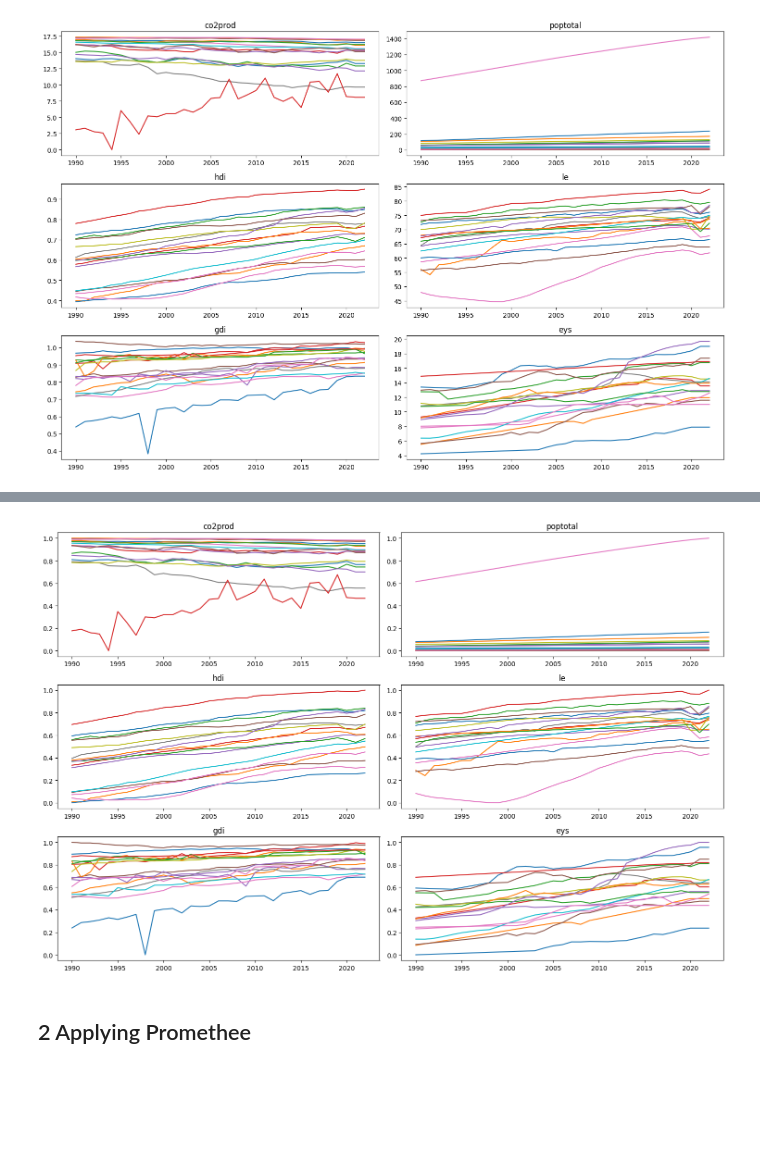
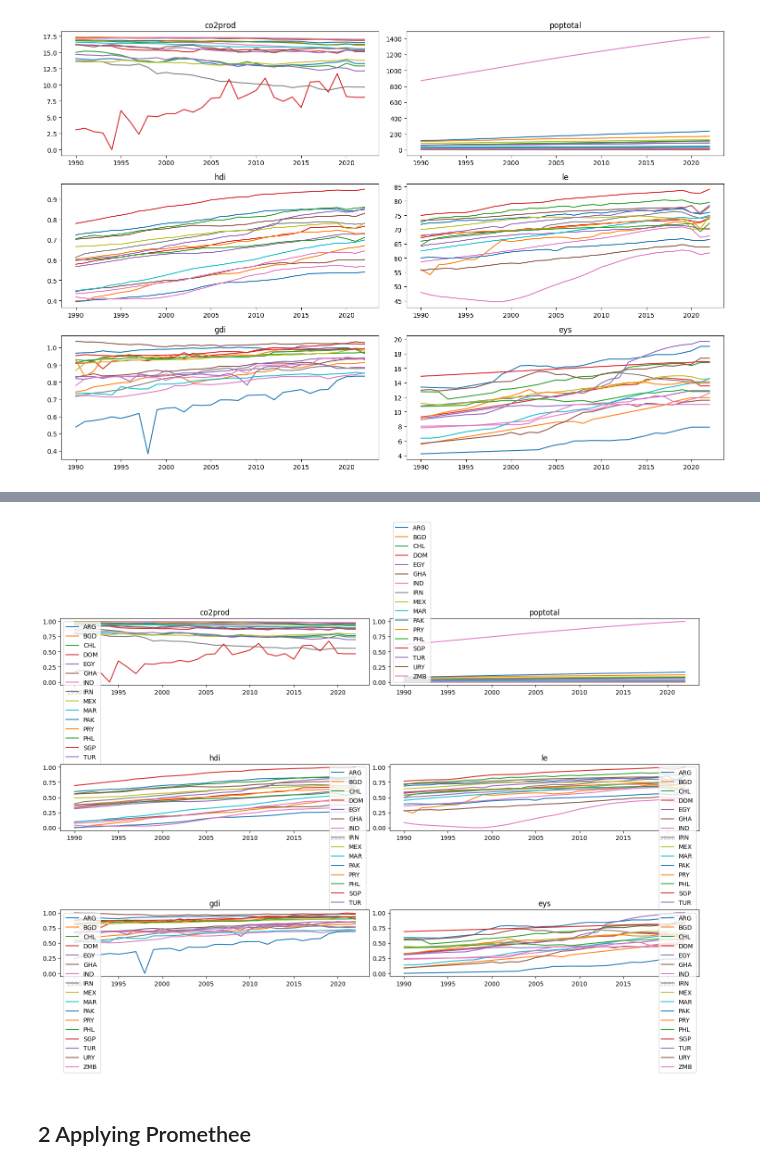
Before and after one commit to R4phou/ulb-master-thesis, a Jupyter notebook: code/src/PG_TS.ipynb, the cells around one changed output, grey strips where cells are left out. Saved outputs shown, nothing was run; the diff lists cells and outputs as text; code cells hidden in the pictures; blank space fills up the shorter version.

```diff
--- a/code/src/PG_TS.ipynb
+++ b/code/src/PG_TS.ipynb
@@ -61,0 +27,8 @@ data.head()
+# %%
+# Pass through the score functions
+column = data["co2prod"]
+score = pf.score_function(column, maximize=False)
+
+data["co2prod"] = score
+
+data.head()
@@ -74,9 +54,9 @@ data.head()
 | 49 | DOM | [0.9353004702840553, 0.9320124309... | [0.002904071138475708, 0.00300971... | [0.33333333333333326, 0.344144144... | [0.5687541166337337, 0.5818006789... | [0.8042813455657494, 0.8058103975... | [0.32670458509909345, 0.337652300... |
 | 51 | EGY | [0.931772481888131, 0.93153389564... | [0.03832152498536217, 0.039308973... | [0.31171171171171164, 0.324324324... | [0.4936667173329281, 0.5090945939... | [0.6681957186544343, 0.6620795107... | [0.3216704685479691, 0.3244762264... |
 # %%
-plot_data(data)
+plot_data(data, legend=True)
 # %% [output]
-[figure, old version]
+[figure, new version]
 # %% [markdown]
 ## 2 Applying Promethee
 # %%
```
Also changed, not shown: parts of 6 cells of this notebook, 4 other files.
